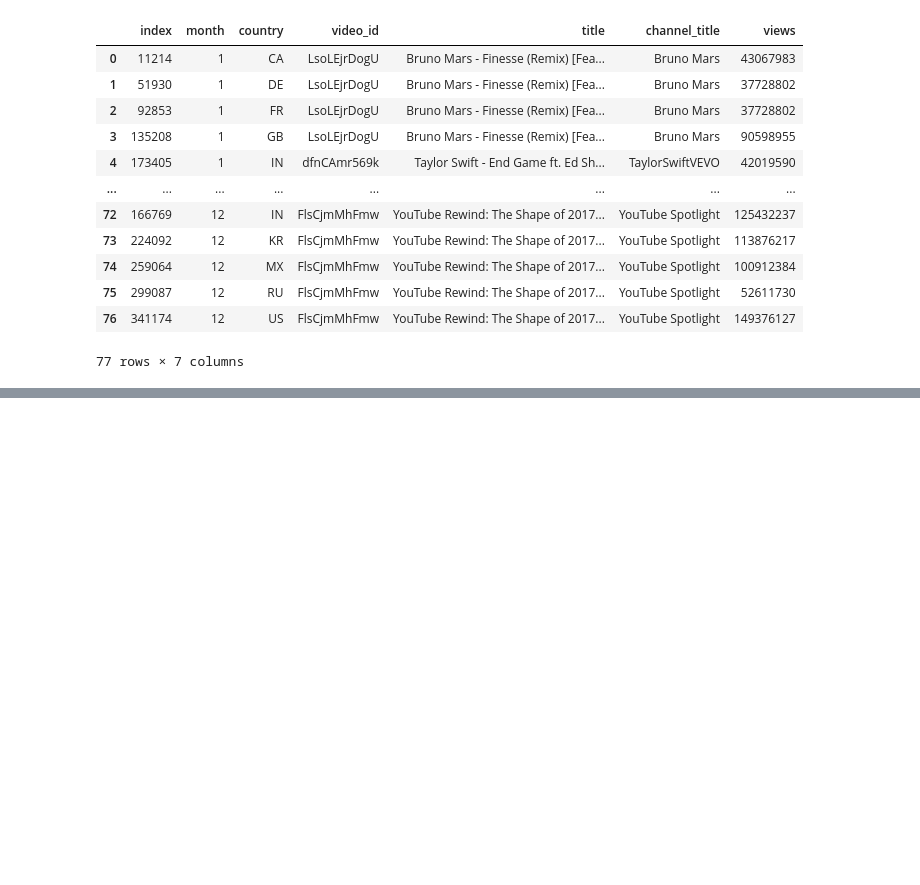
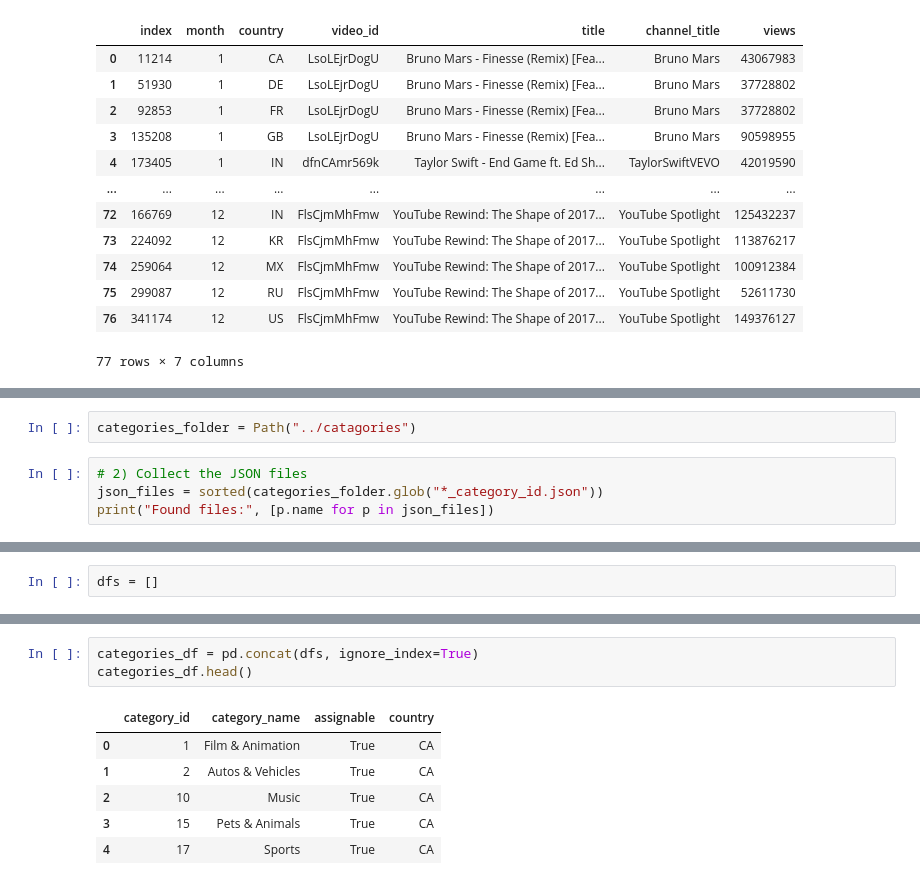
Before and after one commit to aminentezari/CS_project_2025, a Jupyter notebook: notebooks/Main.ipynb, the cells around one changed output, grey strips where cells are left out. Drawn from its saved outputs; the diff is of its cells as text; blank space fills up the shorter version.

```diff
--- a/notebooks/Main.ipynb
+++ b/notebooks/Main.ipynb
@@ -343,0 +366,6 @@ df.loc[idxx, ['month', 'country', 'video_id', 'title', 'channel_title', 'views']
+# %%
+categories_folder = Path("../catagories")
+# %%
+# 2) Collect the JSON files
+json_files = sorted(categories_folder.glob("*_category_id.json"))
+print("Found files:", [p.name for p in json_files])
@@ -343,0 +387,2 @@ df.loc[idxx, ['month', 'country', 'video_id', 'title', 'channel_title', 'views']
+# %%
+dfs = []
@@ -343,0 +412,10 @@ df.loc[idxx, ['month', 'country', 'video_id', 'title', 'channel_title', 'views']
+# %%
+categories_df = pd.concat(dfs, ignore_index=True)
+categories_df.head()
+# %% [output]
+|  | category_id | category_name | assignable | country |
+| 0 | 1 | Film & Animation | True | CA |
+| 1 | 2 | Autos & Vehicles | True | CA |
+| 2 | 10 | Music | True | CA |
+| 3 | 15 | Pets & Animals | True | CA |
+| 4 | 17 | Sports | True | CA |
```
Also changed, not shown: parts of 23 cells of this notebook, 1 other file.
